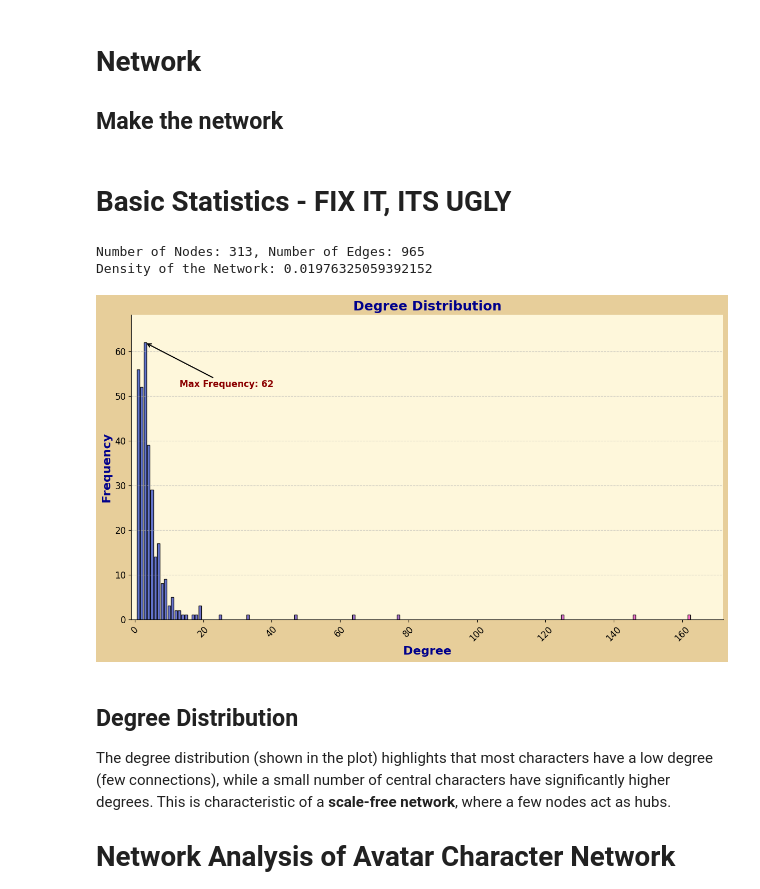
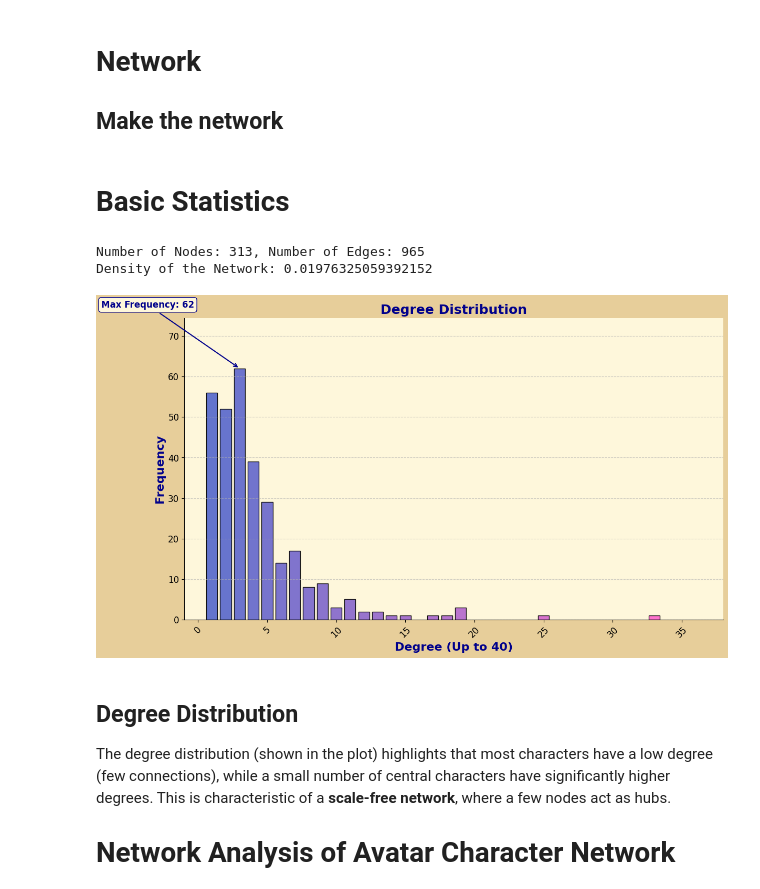
Before and after one commit to Ayafahim/avatar_project, a Jupyter notebook: network_analysis.ipynb, the cells around one changed output. Cells and saved outputs as stored; diff of their text form; code cells hidden in the pictures.

Commit message:
fix of degree distribution

```diff
--- a/network_analysis.ipynb
+++ b/network_analysis.ipynb
@@ -46,7 +46,7 @@ with open('largest_component_graph.pkl', 'wb') as file:
 # with open("largest_component_graph.pkl", "rb") as f:
 # G = pkl.load(f)
 # %% [markdown]
-# Basic Statistics - FIX IT, ITS UGLY
+# Basic Statistics
 # %%
 import matplotlib.pyplot as plt
 import networkx as nx
@@ -64,6 +64,10 @@ degree_counts = [G.degree(n) for n in G.nodes()]
 unique_degrees = sorted(set(degree_counts))
 degree_frequencies = [degree_counts.count(d) for d in unique_degrees]
 
+# Filter degrees up to 40
+filtered_degrees = [d for d in unique_degrees if d <= 40]
+filtered_frequencies = [degree_frequencies[unique_degrees.index(d)] for d in filtered_degrees]
+
 # Visualization with improved aesthetics
 fig, ax = plt.subplots(figsize=(12, 7))
 
@@ -76,48 +80,49 @@ fig.patch.set_facecolor(desert_sand)
 ax.set_facecolor(beige)
 
 # Plot bars with gradient color
-bar_colors = [(0.3 + (d / max(unique_degrees)) * 0.7, 0.4, 0.8) for d in unique_degrees]
-ax.bar(unique_degrees, degree_frequencies, alpha=0.9, color=bar_colors, edgecolor='black', width=0.8)
+bar_colors = [(0.3 + (d / max(filtered_degrees)) * 0.7, 0.4, 0.8) for d in filtered_degrees]
+ax.bar(filtered_degrees, filtered_frequencies, alpha=0.9, color=bar_colors, edgecolor='black', width=0.8)
 
 # Add labels, title, and customize fonts
 ax.set_title("Degree Distribution", fontsize=18, fontweight='bold', color='darkblue')
-ax.set_xlabel("Degree", fontsize=16, fontweight='bold', color='darkblue')
+ax.set_xlabel("Degree (Up to 40)", fontsize=16, fontweight='bold', color='darkblue')
 ax.set_ylabel("Frequency", fontsize=16, fontweight='bold', color='darkblue')
 
 # Customize ticks and their size
 ax.tick_params(axis='x', labelsize=12, rotation=45)
 ax.tick_params(axis='y', labelsize=12)
 
 # Set x-axis limits for better spacing and y-axis scale
-ax.set_xlim(-1, max(unique_degrees) + 10)
-ax.set_ylim(0, max(degree_frequencies) * 1.1)
+ax.set_xlim(-1, max(filtered_degrees) + 5)
+ax.set_ylim(0, max(filtered_frequencies) * 1.2)
 
 # Add gridlines
 ax.grid(visible=True, which='major', axis='y', linestyle='--', alpha=0.6)
 
 # Highlight the largest frequency with text annotation
-max_frequency = max(degree_frequencies)
-max_degree = unique_degrees[degree_frequencies.index(max_frequency)]
+max_frequency_filtered = max(filtered_frequencies)
+max_degree_filtered = filtered_degrees[filtered_frequencies.index(max_frequency_filtered)]
 ax.annotate(
-    f"Max Frequency: {max_frequency}",
-    xy=(max_degree, max_frequency),
-    xytext=(max_degree + 10, max_frequency - 10),
+    f"Max Frequency: {max_frequency_filtered}",
+    xy=(max_degree_filtered, max_frequency_filtered),
+    xytext=(max_degree_filtered - 10, max_frequency_filtered + 15),
     fontsize=12,
     fontweight='bold',
-    color='darkred',
-    arrowprops=dict(facecolor='darkred', arrowstyle="->", lw=1.5),
+    color='darkblue',
+    bbox=dict(boxstyle="round,pad=0.3", edgecolor='darkblue', facecolor=beige),
+    arrowprops=dict(facecolor='darkblue', edgecolor='darkblue', arrowstyle="->", lw=1.5),
 )
 
 # Remove top and right borders for a cleaner look
 ax.spines['top'].set_visible(False)
 ax.spines['right'].set_visible(False)
 
 plt.tight_layout()
 plt.show()
 # %% [output]
 Number of Nodes: 313, Number of Edges: 965
 Density of the Network: 0.01976325059392152
-[figure, old version]
+[figure, new version]
 # %% [markdown]
 ## Degree Distribution
 The degree distribution (shown in the plot) highlights that most characters have a low degree (few connections), while a small number of central characters have significantly higher degrees. This is characteristic of a **scale-free network**, where a few nodes act as hubs.
```
